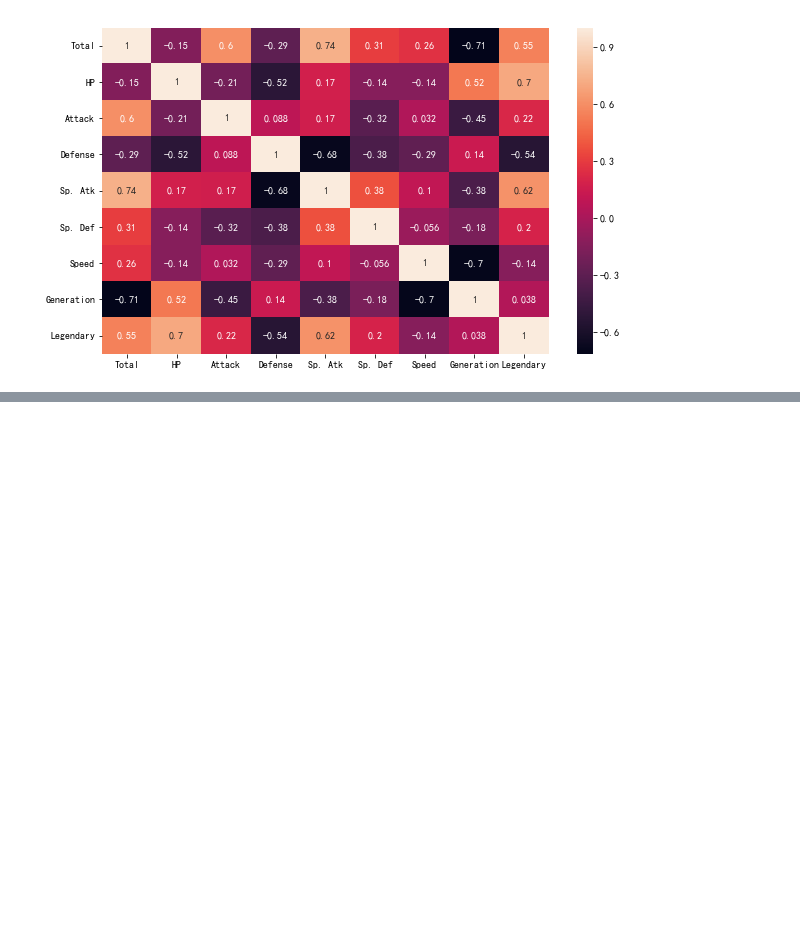
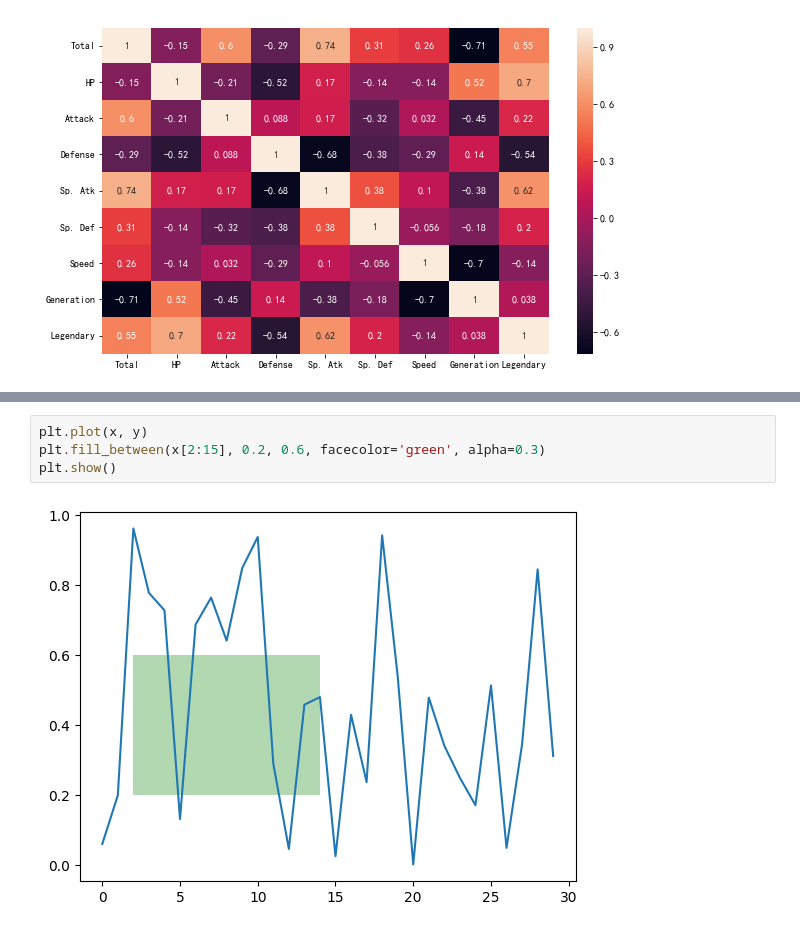
Before and after one commit to molimi/learing-note, a Jupyter notebook: 2022/DataAnalysis/04-matplotlib.ipynb, the cells around one changed output, grey strips where cells are left out. Drawn from its saved outputs; the diff is of its cells as text; blank space fills up the shorter version.

```diff
--- a/2022/DataAnalysis/04-matplotlib.ipynb
+++ b/2022/DataAnalysis/04-matplotlib.ipynb
@@ -556,0 +574,6 @@ plt.show()
+# %%
+plt.plot(x, y)
+plt.fill_between(x[2:15], 0.2, 0.6, facecolor='green', alpha=0.3)
+plt.show()
+# %% [output]
+[figure, added]
```
Also changed, not shown: parts of 4 cells of this notebook, 13 other files.
